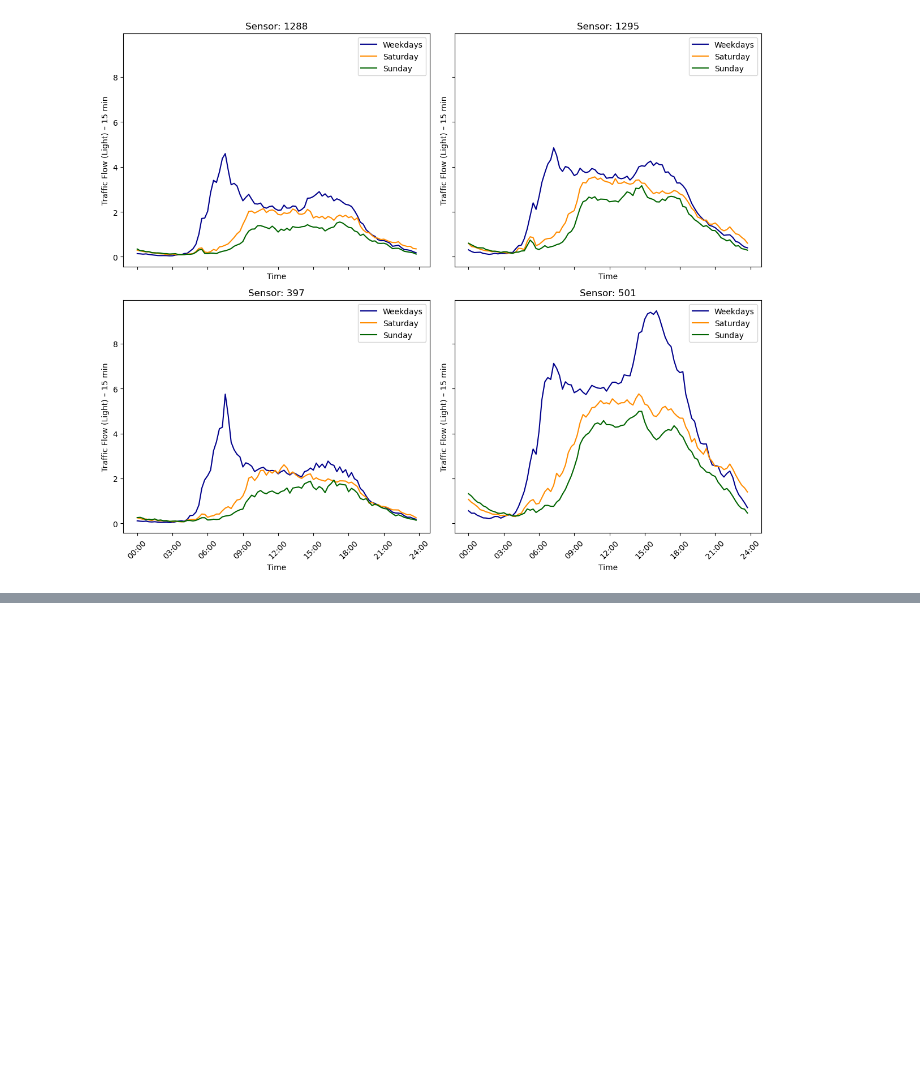
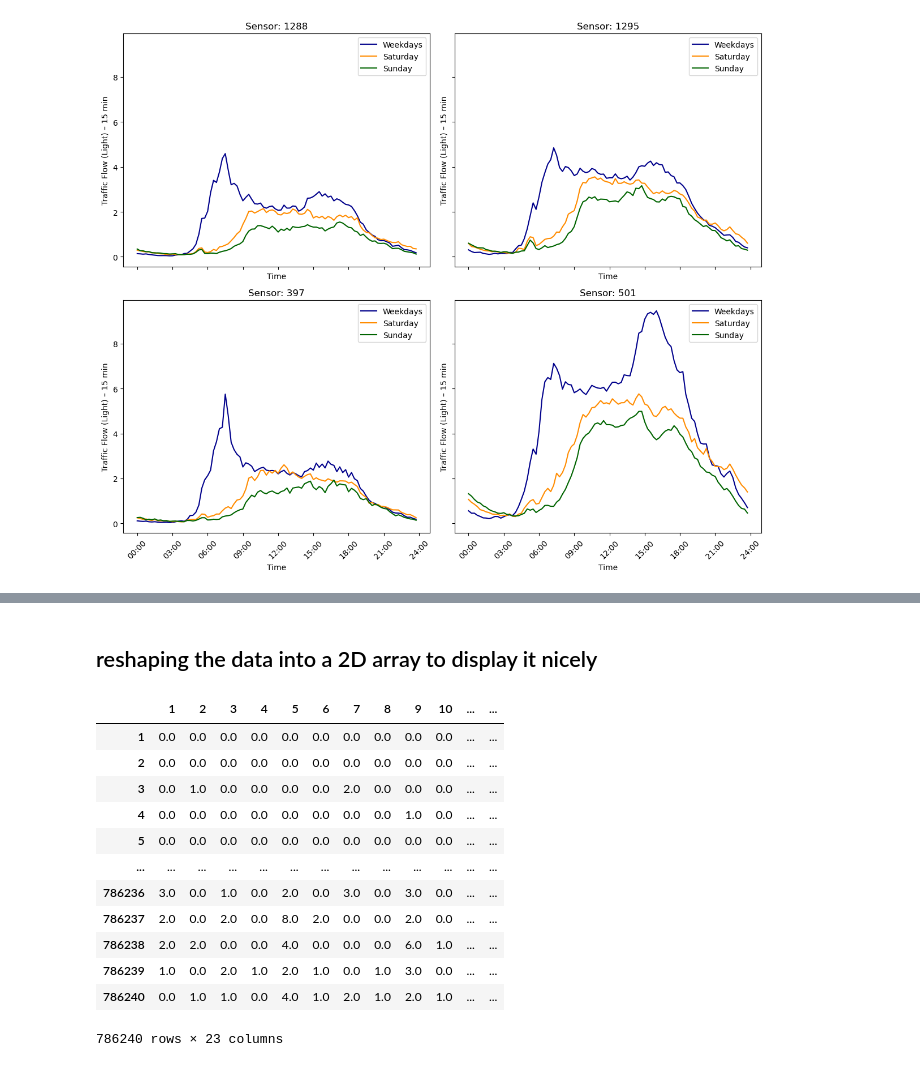
Before and after one commit to malay-gaherwar/traffic_prediction, a Jupyter notebook: scripts/data_visualization/Visualization.ipynb, the cells around one changed output, grey strips where cells are left out. Cells and saved outputs as stored; diff of their text form; code cells hidden in the pictures; blank space fills up the shorter version.

```diff
--- a/scripts/data_visualization/Visualization.ipynb
+++ b/scripts/data_visualization/Visualization.ipynb
@@ -605,0 +731,23 @@ Displaying data as DataFrame:
+# %%
+import pandas as pd
+import numpy as np
+
+# Load the CSV file into a pandas DataFrame
+file_path = 'sample_vamos_data_2022_23.csv'
+df = pd.read_csv(file_path, parse_dates=['time'])
+
+# Pivot the DataFrame to get the required format
+pivot_df = df.pivot(index='time', columns='s_idx', values='trafficVolumeLight')
+
+# Replace NaN values with 0 (assuming missing values should be treated as 0)
+pivot_df = pivot_df.fillna(0)
+
+# Convert the pivoted DataFrame to a 3D numpy array
+# Shape: (timesteps, sensors, 1)
+traffic_volume_light_array = pivot_df.values[:, :, np.newaxis]
+
+# Print the shape of the resulting array
+print("Shape of the 3D numpy array:", traffic_volume_light_array.shape)
+
+# Optionally, print the numpy array to verify
+print(traffic_volume_light_array)
@@ -605,0 +772,29 @@ Displaying data as DataFrame:
+# %% [markdown]
+## reshaping the data into a 2D array to display it nicely
+# %%
+
+reshaped_data = traffic_volume_light_array.reshape(786240, 23)
+
+# Create a pandas DataFrame
+df = pd.DataFrame(reshaped_data)
+
+# Set the row and column indices
+df.index = range(1, 786241)  # Row indices from 1 to 26208
+df.columns = range(1, 24)  # Column indices from 1 to 358
+
+# Show the first few rows of the DataFrame
+display(df)
+# %% [output]
+|  | 1 | 2 | 3 | 4 | 5 | 6 | 7 | 8 | 9 | 10 | ... | ... |
+| 1 | 0.0 | 0.0 | 0.0 | 0.0 | 0.0 | 0.0 | 0.0 | 0.0 | 0.0 | 0.0 | ... | ... |
+| 2 | 0.0 | 0.0 | 0.0 | 0.0 | 0.0 | 0.0 | 0.0 | 0.0 | 0.0 | 0.0 | ... | ... |
+| 3 | 0.0 | 1.0 | 0.0 | 0.0 | 0.0 | 0.0 | 2.0 | 0.0 | 0.0 | 0.0 | ... | ... |
+| 4 | 0.0 | 0.0 | 0.0 | 0.0 | 0.0 | 0.0 | 0.0 | 0.0 | 1.0 | 0.0 | ... | ... |
+| 5 | 0.0 | 0.0 | 0.0 | 0.0 | 0.0 | 0.0 | 0.0 | 0.0 | 0.0 | 0.0 | ... | ... |
+| ... | ... | ... | ... | ... | ... | ... | ... | ... | ... | ... | ... | ... |
+| 786236 | 3.0 | 0.0 | 1.0 | 0.0 | 2.0 | 0.0 | 3.0 | 0.0 | 3.0 | 0.0 | ... | ... |
+| 786237 | 2.0 | 0.0 | 2.0 | 0.0 | 8.0 | 2.0 | 0.0 | 0.0 | 2.0 | 0.0 | ... | ... |
+| 786238 | 2.0 | 2.0 | 0.0 | 0.0 | 4.0 | 0.0 | 0.0 | 0.0 | 6.0 | 1.0 | ... | ... |
+| 786239 | 1.0 | 0.0 | 2.0 | 1.0 | 2.0 | 1.0 | 0.0 | 1.0 | 3.0 | 0.0 | ... | ... |
+| 786240 | 0.0 | 1.0 | 1.0 | 0.0 | 4.0 | 1.0 | 2.0 | 1.0 | 2.0 | 1.0 | ... | ... |
+786240 rows × 23 columns
```
Also changed, not shown: parts of 21 cells of this notebook, 1 other file.
